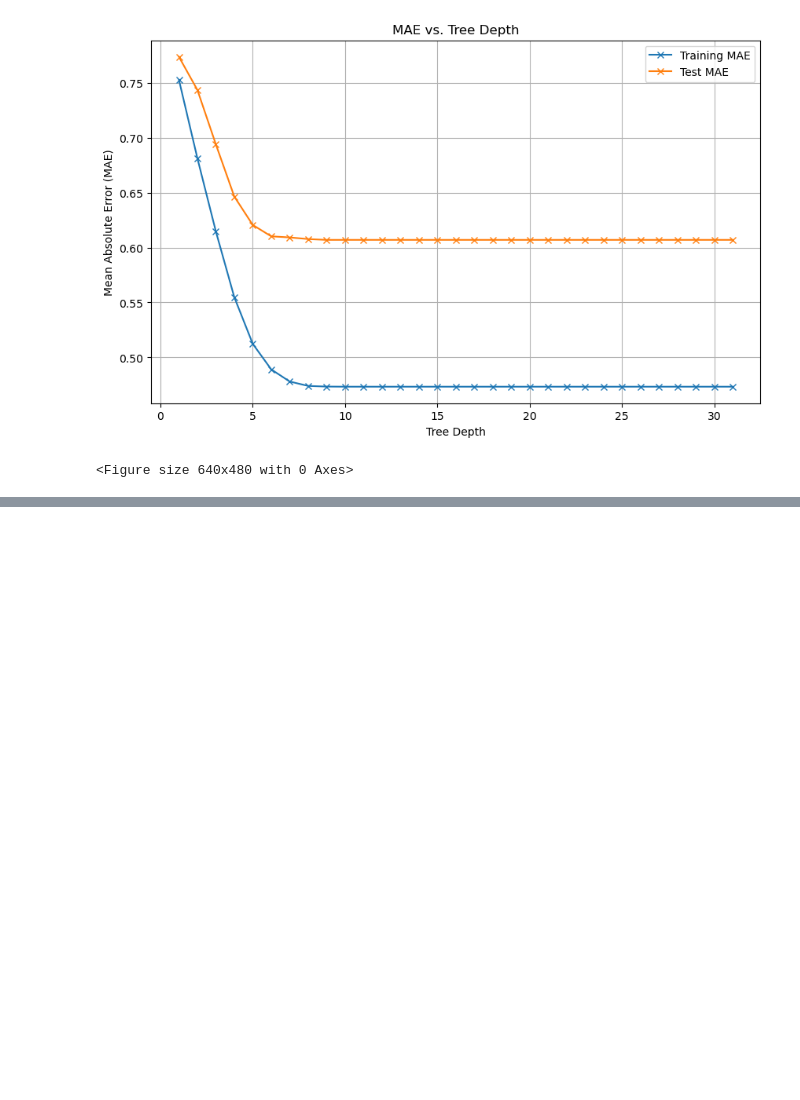
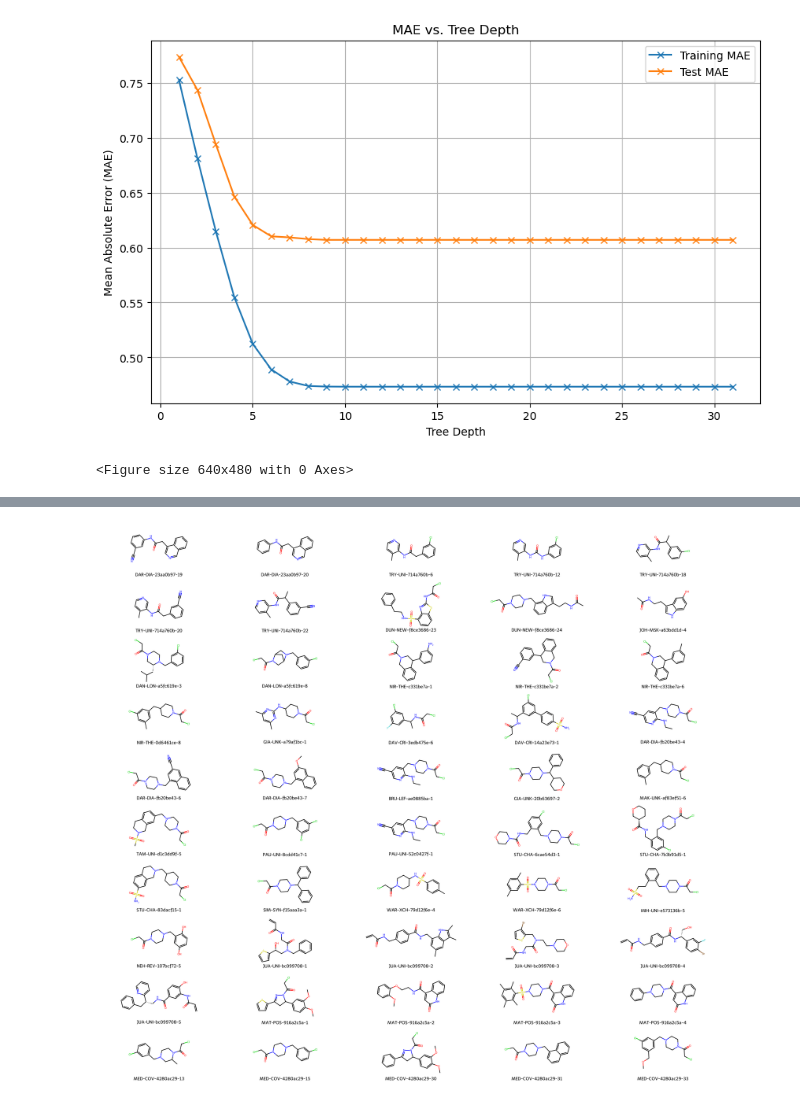
Before and after one commit to ASarriJackson/SummerProject, a Jupyter notebook: Regression/Regression_RF_eval.ipynb, the cells around one changed output, grey strips where cells are left out. Saved outputs shown, nothing was run; the diff lists cells and outputs as text; code cells hidden in the pictures; blank space fills up the shorter version.

```diff
--- a/Regression/Regression_RF_eval.ipynb
+++ b/Regression/Regression_RF_eval.ipynb
@@ -215,0 +398,18 @@ plt.savefig(DATA / "MAE_vs_Tree_Depth.png")
+# %%
+x_train_rand_list = x_train_rand.tolist()
+x_train_rand_list_df = compounds[compounds["Fingerprints"].isin(x_train_rand_list)]
+x_train_rand_list_SMILES = x_train_rand_list_df ["SMILES"].to_list()
+x_train_rand_list_CIDs = x_train_rand_list_df ["CID"].to_list()
+
+# Generate the molecule objects from the SMILES strings
+x_train_rand_molecules = [Chem.MolFromSmiles(smiles) for smiles in x_train_rand_list_SMILES]
+
+img_x_train_rand = Draw.MolsToGridImage(
+    x_train_rand_molecules,
+    molsPerRow=5,
+    subImgSize=(450, 200),
+    legends=x_train_rand_list_CIDs,
+)
+display(img_x_train_rand)
+# %% [output]
+[figure, added]
```
Also changed, not shown: parts of 22 cells of this notebook, 11 other files.
